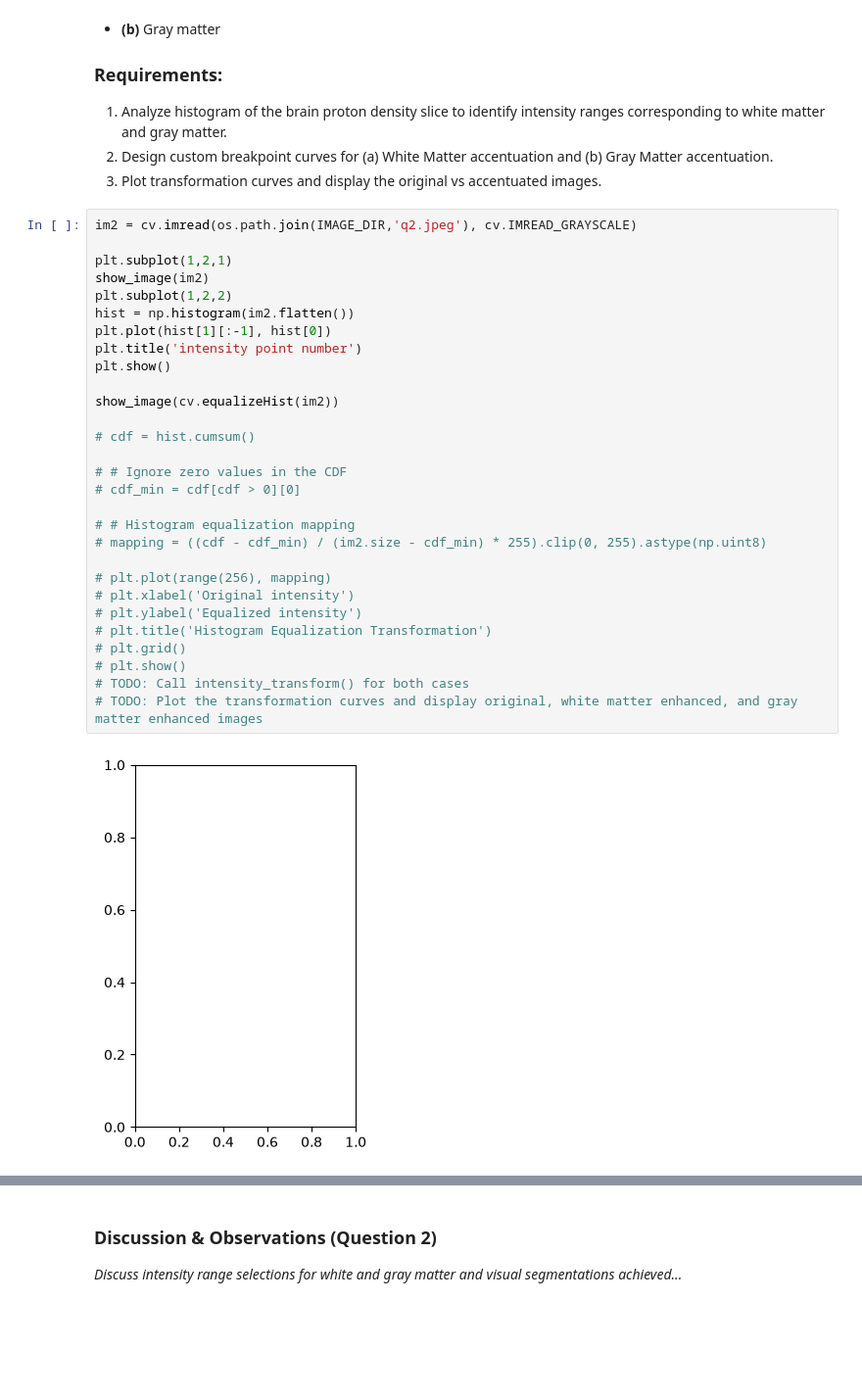
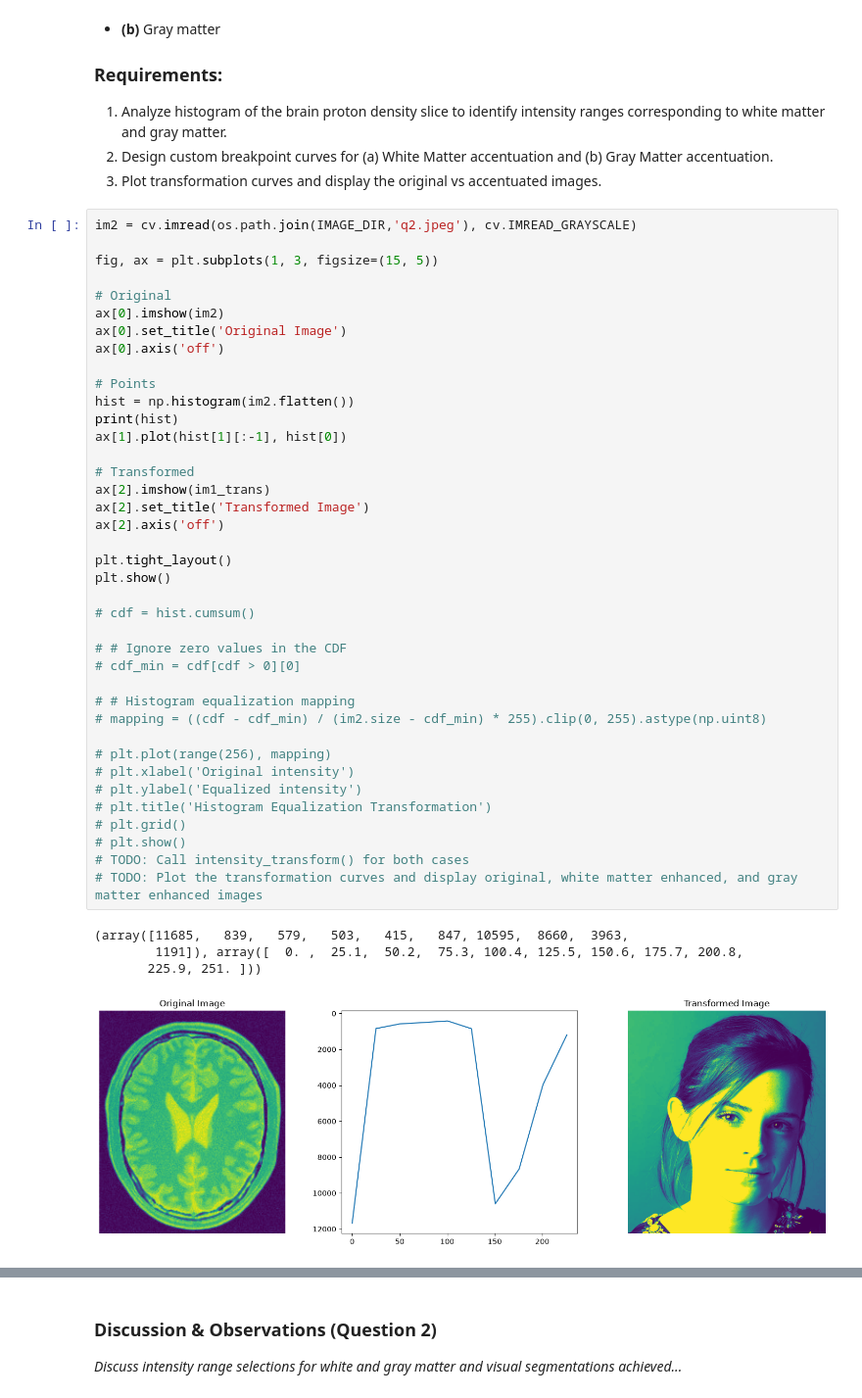
Before and after one commit to samirunuwanaka/ComputerVision, a Jupyter notebook: Assignment/EN3160_Assignment_01_Template.ipynb, the cells around one changed output, grey strips where cells are left out. Shown at 98% size. Cells and saved outputs as stored; diff of their text form; blank space fills up the shorter version.

```diff
--- a/Assignment/EN3160_Assignment_01_Template.ipynb
+++ b/Assignment/EN3160_Assignment_01_Template.ipynb
@@ -117,31 +127,44 @@ Apply piecewise linear intensity transformations on the brain proton density sli
 # %%
 im2 = cv.imread(os.path.join(IMAGE_DIR,'q2.jpeg'), cv.IMREAD_GRAYSCALE)
 
-plt.subplot(1,2,1)
-show_image(im2)
-plt.subplot(1,2,2)
+fig, ax = plt.subplots(1, 3, figsize=(15, 5))
+
+# Original
+ax[0].imshow(im2)
+ax[0].set_title('Original Image')
+ax[0].axis('off')
+
+# Points
 hist = np.histogram(im2.flatten())
-plt.plot(hist[1][:-1], hist[0])
-plt.title('intensity point number')
+print(hist)
+ax[1].plot(hist[1][:-1], hist[0])
+
+# Transformed
+ax[2].imshow(im1_trans)
+ax[2].set_title('Transformed Image')
+ax[2].axis('off')
+
+plt.tight_layout()
 plt.show()
-
-show_image(cv.equalizeHist(im2))
 
 # cdf = hist.cumsum()
 
 # # Ignore zero values in the CDF
 # cdf_min = cdf[cdf > 0][0]
 
 # # Histogram equalization mapping
 # mapping = ((cdf - cdf_min) / (im2.size - cdf_min) * 255).clip(0, 255).astype(np.uint8)
 
 # plt.plot(range(256), mapping)
 # plt.xlabel('Original intensity')
 # plt.ylabel('Equalized intensity')
 # plt.title('Histogram Equalization Transformation')
 # plt.grid()
 # plt.show()
 # TODO: Call intensity_transform() for both cases
 # TODO: Plot the transformation curves and display original, white matter enhanced, and gray matter enhanced images
 # %% [output]
+(array([11685,   839,   579,   503,   415,   847, 10595,  8660,  3963,
+        1191]), array([  0. ,  25.1,  50.2,  75.3, 100.4, 125.5, 150.6, 175.7, 200.8,
+       225.9, 251. ]))
-[figure, old version]
+[figure, new version]
```
Also changed, not shown: parts of 3 cells of this notebook.
